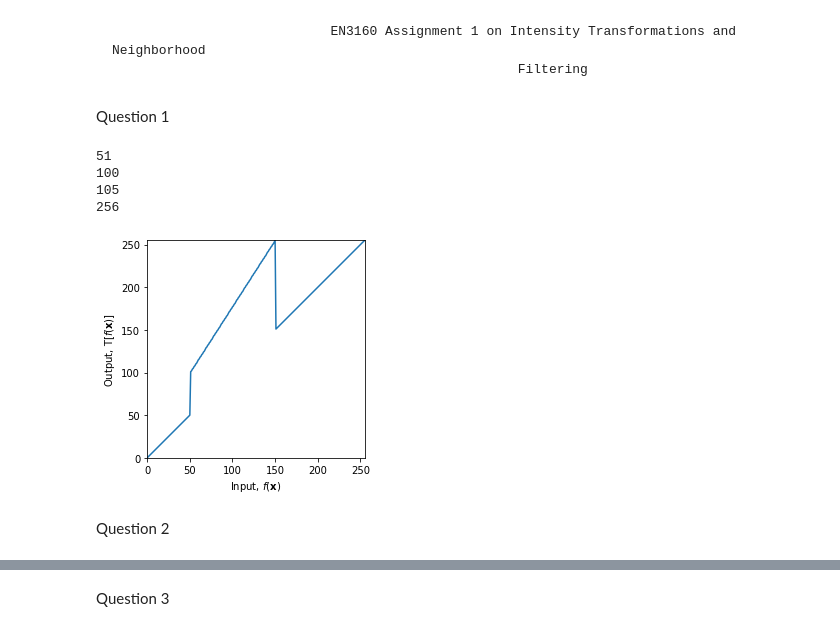
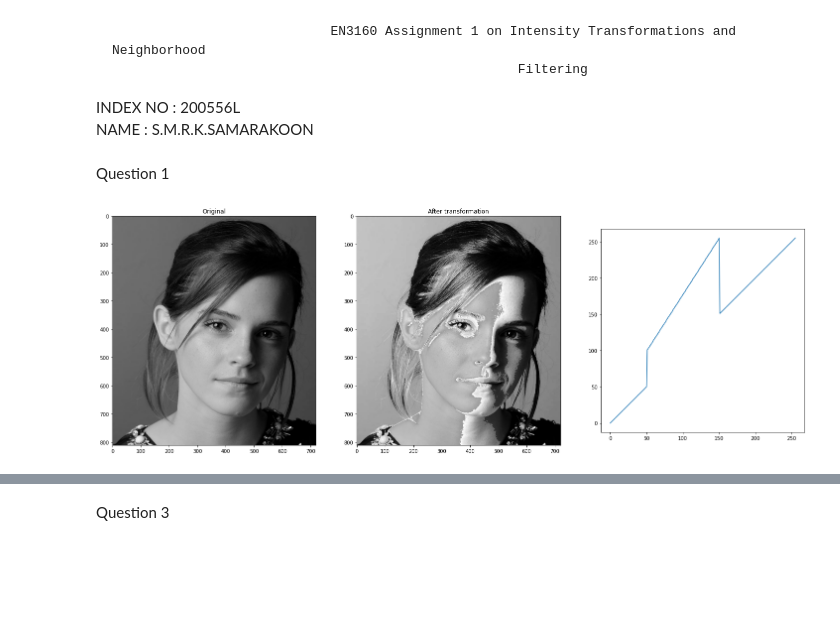
Before and after one commit to RAJOON-21/EN3160-Image-Processing-Assignments, a Jupyter notebook: Assignment 1/EN3160_Assignment1.ipynb, the cells around one changed output, grey strips where cells are left out. Cells and saved outputs as stored; diff of their text form; code cells hidden in the pictures; blank space fills up the shorter version.

```diff
--- a/Assignment 1/EN3160_Assignment1.ipynb
+++ b/Assignment 1/EN3160_Assignment1.ipynb
@@ -1,58 +1,45 @@
 # %% [markdown]
                                 EN3160 Assignment 1 on Intensity Transformations and Neighborhood
                                                         Filtering
+
+INDEX NO : 200556L
+NAME : S.M.R.K.SAMARAKOON
 # %% [markdown]
 Question 1
 # %%
 # Intensity Windowing
 
-%matplotlib inline
+import numpy as np
 import cv2 as cv
-import numpy as np
 import matplotlib.pyplot as plt
+
+#Load original image
+img_orig = cv.imread('images/emma.jpg', cv.IMREAD_GRAYSCALE)
+assert img_orig is not None
 
 c = np.array([(50, 50),(50,100),(150,255),(150,150)])
 
 t1 = np.linspace(0, c[0,1], c[0,0] + 1 - 0).astype('uint8')
-print(len(t1))
 t2 = np.linspace(c[1,1] + 1, c[2,1], c[2,0] - c[1,0]).astype('uint8')
-print(len(t2))
 t3 = np.linspace(c[3,1] + 1, 255, 255 - c[3,0]).astype('uint8')
-print(len(t3))
-
-transform = np.concatenate((t1, t2), axis=0).astype('uint8')
-transform = np.concatenate((transform, t3), axis=0).astype('uint8')
-print(len(transform))
-
-fig, ax = plt.subplots()
-ax.plot(transform)
-ax.set_xlabel(r'Input, $f(\mathbf{x})$')
-ax.set_ylabel('Output, $\mathrm{T}[f(\mathbf{x})]$')
-ax.set_xlim(0,255)
-ax.set_ylim(0,255)
-ax.set_aspect('equal')
-plt.show()
-
-
-# Load and display the original image
-img_orig = cv.imread('images/emma.jpg', cv.IMREAD_GRAYSCALE)
-cv.namedWindow("Original Image", cv.WINDOW_AUTOSIZE)
-cv.imshow("Original Image", img_orig)
-cv.waitKey(0)
+transform = np.concatenate((t1, t2, t3), axis=0).astype('uint8')
 
 # Apply the transformation and display the transformed image
 image_transformed = cv.LUT(img_orig, transform)
-cv.namedWindow("Transformed Image", cv.WINDOW_AUTOSIZE)
-cv.imshow("Transformed Image", image_transformed)
-cv.waitKey(0)
 
-# Close all windows
-cv.destroyAllWindows()
+
+assert len(transform)==256
+image_original = cv.cvtColor(img_orig, cv.COLOR_BGR2RGB)
+image_trans = cv.cvtColor(image_transformed, cv.COLOR_BGR2RGB)
+
+# Plot the original and transformed image
+fig, ax = plt.subplots(1,3, figsize = (25,25))
+ax[0].imshow(image_original)
+ax[1].imshow(image_trans)
+ax[0].set_title('Original')
+ax[1].set_title('After transformation')
+ax[2].plot(transform)
+ax[2].set_aspect('equal')
+plt.show()
 # %% [output]
-51
-100
-105
-256
-[figure, old version]
+[figure, new version]
-# %% [markdown]
-Question 2
```
Also changed, not shown: parts of 9 cells of this notebook, 2 other files.
